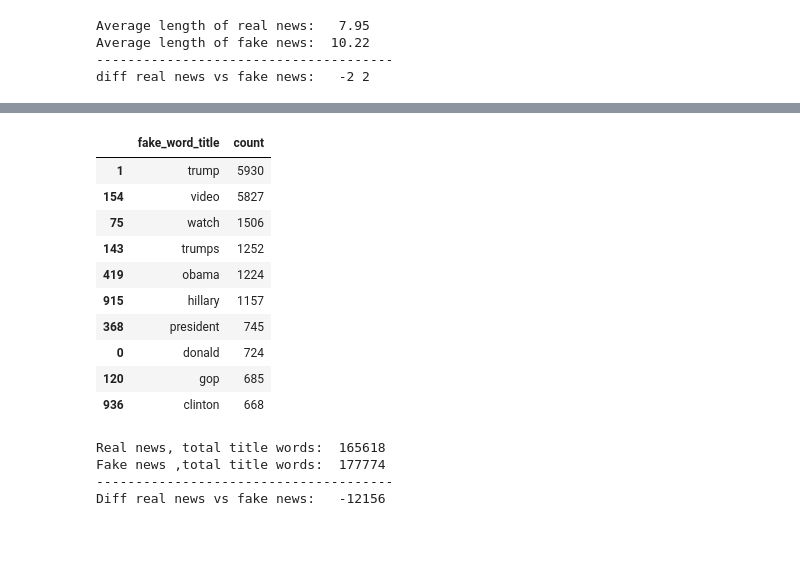
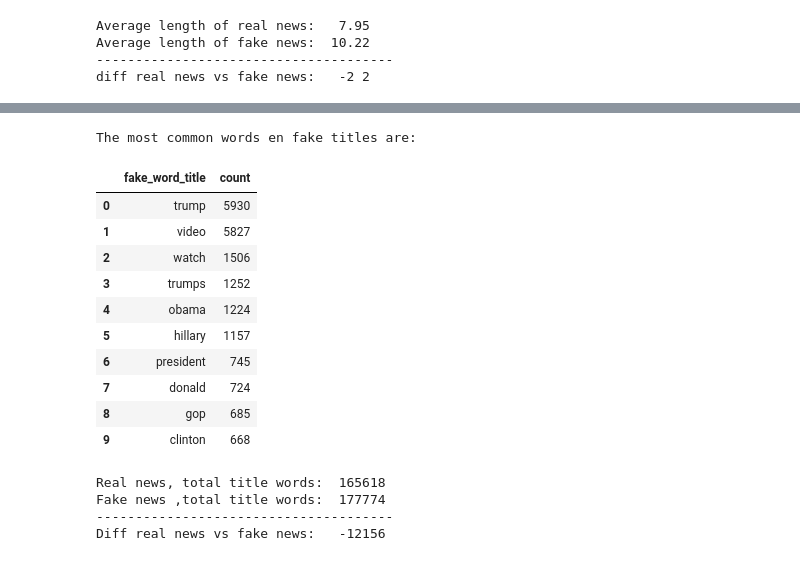
Before and after one commit to antonio-datahack/Ironhack-final-project, a Jupyter notebook: notebooks/fake_and_real_news_viz.ipynb, the cells around one changed output, grey strips where cells are left out. Drawn from its saved outputs; the diff is of its cells as text; code cells hidden in the pictures.

```diff
--- a/notebooks/fake_and_real_news_viz.ipynb
+++ b/notebooks/fake_and_real_news_viz.ipynb
@@ -189,25 +198,27 @@ keywords_titles_real.head(10)
 # %%
-# to detect the most repeated keywords in df_fake'title'.
+# Detecting the most repeated keywords in df_fake'title'.
 words = [wrd for x in df_fake['title'] for wrd in x]
-# importing Counter to count repeated words
-from collections import Counter
 keywords_titles_fake = Counter(words)
 keywords_titles_fake = pd.DataFrame.from_dict(keywords_titles_fake, orient='index').reset_index()
 keywords_titles_fake = keywords_titles_fake.sort_values(by=[0], ascending=False)
 keywords_titles_fake.columns = ['fake_word_title','count']
+print("The most common words en fake titles are:")
+keywords_titles_fake= keywords_titles_fake.reset_index()
+keywords_titles_fake = keywords_titles_fake.drop(axis=1, columns='index')
 keywords_titles_fake.head(10)
 # %% [output]
+The most common words en fake titles are:
 |  | fake_word_title | count |
-| 1 | trump | 5930 |
-| 154 | video | 5827 |
-| 75 | watch | 1506 |
-| 143 | trumps | 1252 |
-| 419 | obama | 1224 |
-| 915 | hillary | 1157 |
-| 368 | president | 745 |
-| 0 | donald | 724 |
-| 120 | gop | 685 |
-| 936 | clinton | 668 |
+| 0 | trump | 5930 |
+| 1 | video | 5827 |
+| 2 | watch | 1506 |
+| 3 | trumps | 1252 |
+| 4 | obama | 1224 |
+| 5 | hillary | 1157 |
+| 6 | president | 745 |
+| 7 | donald | 724 |
+| 8 | gop | 685 |
+| 9 | clinton | 668 |
 # %%
 print("Real news, total title words: ",  keywords_titles_real["count"].sum())
 print("Fake news ,total title words: ",  keywords_titles_fake["count"].sum())
```
Also changed, not shown: parts of 21 cells of this notebook, 5 other files.
